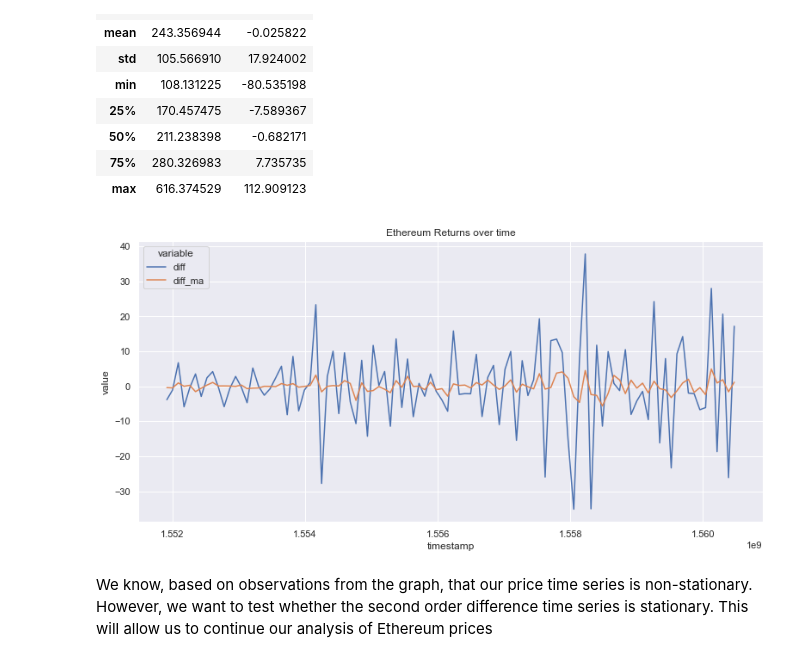
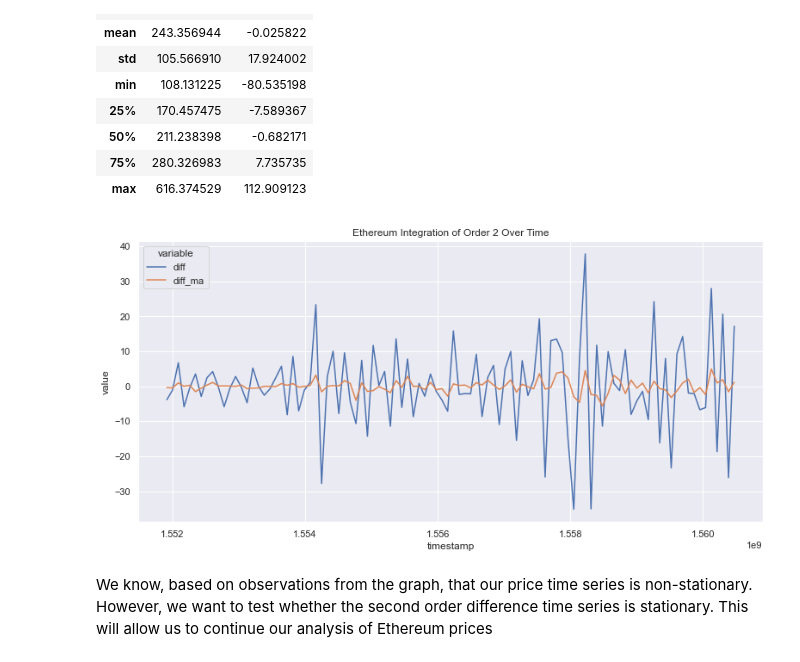
Before and after one commit to leonardosavasta/ethereum_analysis, a Jupyter notebook: DataExploration.ipynb, the cells around one changed output. Cells and saved outputs as stored; diff of their text form; code cells hidden in the pictures.

```diff
--- a/DataExploration.ipynb
+++ b/DataExploration.ipynb
@@ -87,16 +87,16 @@ ethusd_data[['close','diff']].describe()
 # %%
 # We do this to condense multiple columns into two (variable and value)
 data = pd.melt(ethusd_data[['timestamp','diff','diff_ma']][:100], ['timestamp'])
 data['value'] = pd.to_numeric(data['value'])
 data['timestamp'] = pd.to_numeric(data['timestamp'])
 
 fig, ax = plt.subplots(figsize=(13,6))
-ax.set_title("Ethereum Returns over time")
+ax.set_title("Ethereum Integration of Order 2 Over Time")
 sns.lineplot(ax=ax, x="timestamp", y="value", hue="variable",
              data=data)
 plt.show()
 # %% [output]
-[figure, old version]
+[figure, new version]
 # %% [markdown]
 We know, based on observations from the graph, that our price time series is non-stationary. However, we want to test whether the second order difference time series is stationary. This will allow us to continue our analysis of Ethereum prices
 # %%
```
Also changed, not shown: parts of 7 cells of this notebook.
